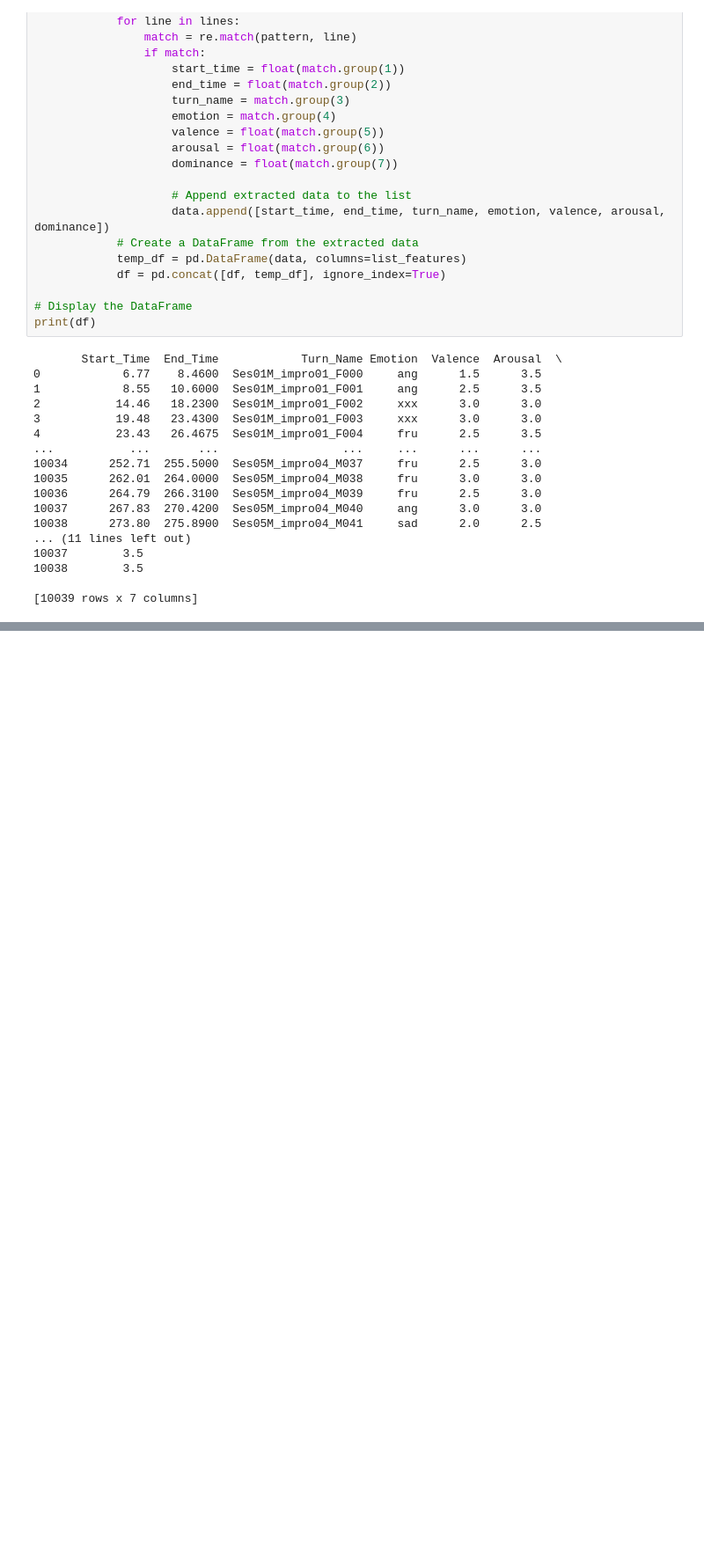
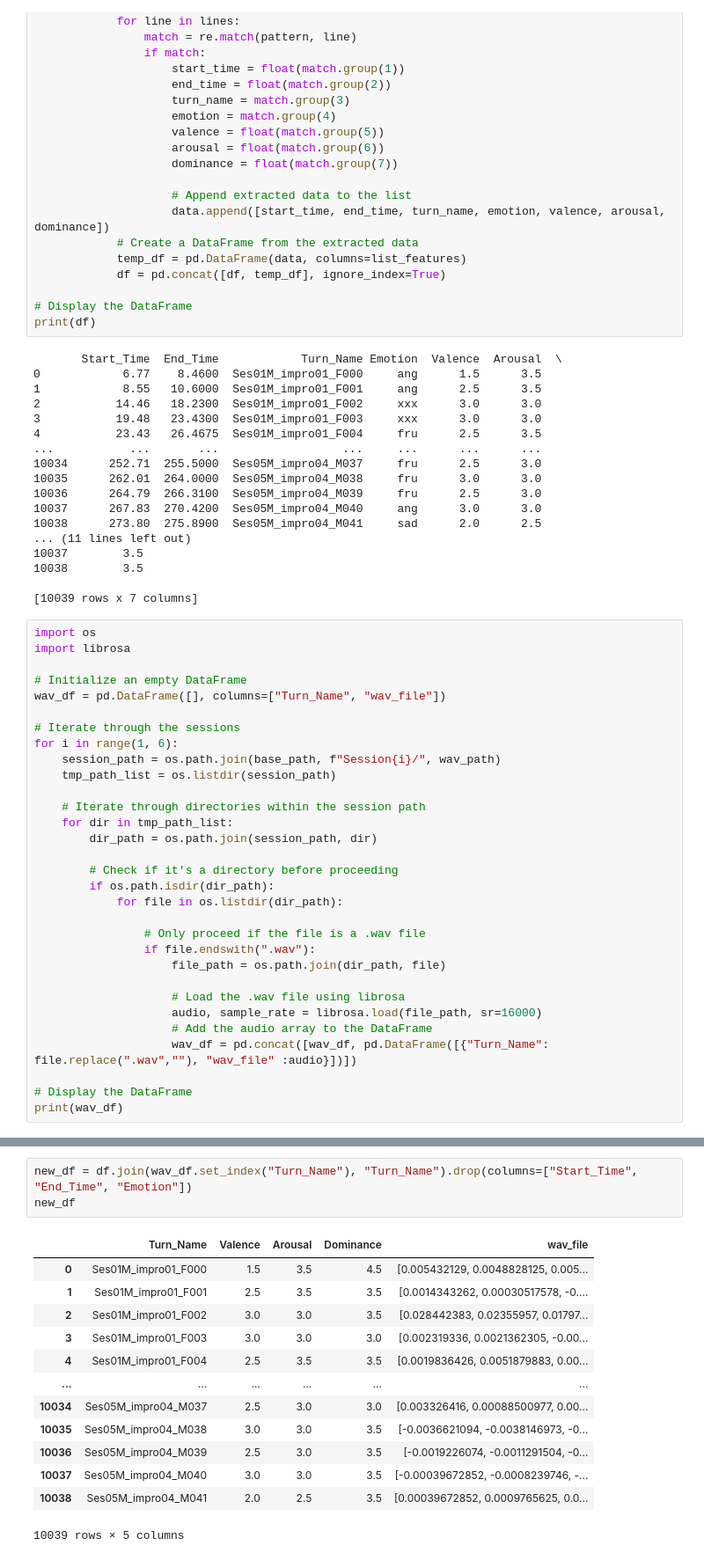
Before and after one commit to lukebella/Recommersion, a Jupyter notebook: managedata.ipynb, the cells around one changed output, grey strips where cells are left out. Shown at 88% size. Drawn from its saved outputs; the diff is of its cells as text; blank space fills up the shorter version.

Commit message:
Join metadata and wav files

```diff
--- a/managedata.ipynb
+++ b/managedata.ipynb
@@ -64,3 +64,34 @@ print(df)
 10038        3.5
 
 [10039 rows x 7 columns]
+# %%
+import os
+import librosa
+
+# Initialize an empty DataFrame
+wav_df = pd.DataFrame([], columns=["Turn_Name", "wav_file"])
+
+# Iterate through the sessions
+for i in range(1, 6):
+    session_path = os.path.join(base_path, f"Session{i}/", wav_path)
+    tmp_path_list = os.listdir(session_path)
+
+    # Iterate through directories within the session path
+    for dir in tmp_path_list:
+        dir_path = os.path.join(session_path, dir)
+
+        # Check if it's a directory before proceeding
+        if os.path.isdir(dir_path):
+            for file in os.listdir(dir_path):
+
+                # Only proceed if the file is a .wav file
+                if file.endswith(".wav"):
+                    file_path = os.path.join(dir_path, file)
+
+                    # Load the .wav file using librosa
+                    audio, sample_rate = librosa.load(file_path, sr=16000)
+                    # Add the audio array to the DataFrame
+                    wav_df = pd.concat([wav_df, pd.DataFrame([{"Turn_Name": file.replace(".wav",""), "wav_file" :audio}])])
+
+# Display the DataFrame
+print(wav_df)
@@ -66,0 +113,17 @@ print(df)
+# %%
+new_df = df.join(wav_df.set_index("Turn_Name"), "Turn_Name").drop(columns=["Start_Time", "End_Time", "Emotion"])
+new_df
+# %% [output]
+|  | Turn_Name | Valence | Arousal | Dominance | wav_file |
+| 0 | Ses01M_impro01_F000 | 1.5 | 3.5 | 4.5 | [0.005432129, 0.0048828125, 0.005... |
+| 1 | Ses01M_impro01_F001 | 2.5 | 3.5 | 3.5 | [0.0014343262, 0.00030517578, -0.... |
+| 2 | Ses01M_impro01_F002 | 3.0 | 3.0 | 3.5 | [0.028442383, 0.02355957, 0.01797... |
+| 3 | Ses01M_impro01_F003 | 3.0 | 3.0 | 3.0 | [0.002319336, 0.0021362305, -0.00... |
+| 4 | Ses01M_impro01_F004 | 2.5 | 3.5 | 3.5 | [0.0019836426, 0.0051879883, 0.00... |
+| ... | ... | ... | ... | ... | ... |
+| 10034 | Ses05M_impro04_M037 | 2.5 | 3.0 | 3.0 | [0.003326416, 0.00088500977, 0.00... |
+| 10035 | Ses05M_impro04_M038 | 3.0 | 3.0 | 3.5 | [-0.0036621094, -0.0038146973, -0... |
+| 10036 | Ses05M_impro04_M039 | 2.5 | 3.0 | 3.5 | [-0.0019226074, -0.0011291504, -0... |
+| 10037 | Ses05M_impro04_M040 | 3.0 | 3.0 | 3.5 | [-0.00039672852, -0.0008239746, -... |
+| 10038 | Ses05M_impro04_M041 | 2.0 | 2.5 | 3.5 | [0.00039672852, 0.0009765625, 0.0... |
+10039 rows × 5 columns
```
Also changed, not shown: parts of 2 cells of this notebook.
